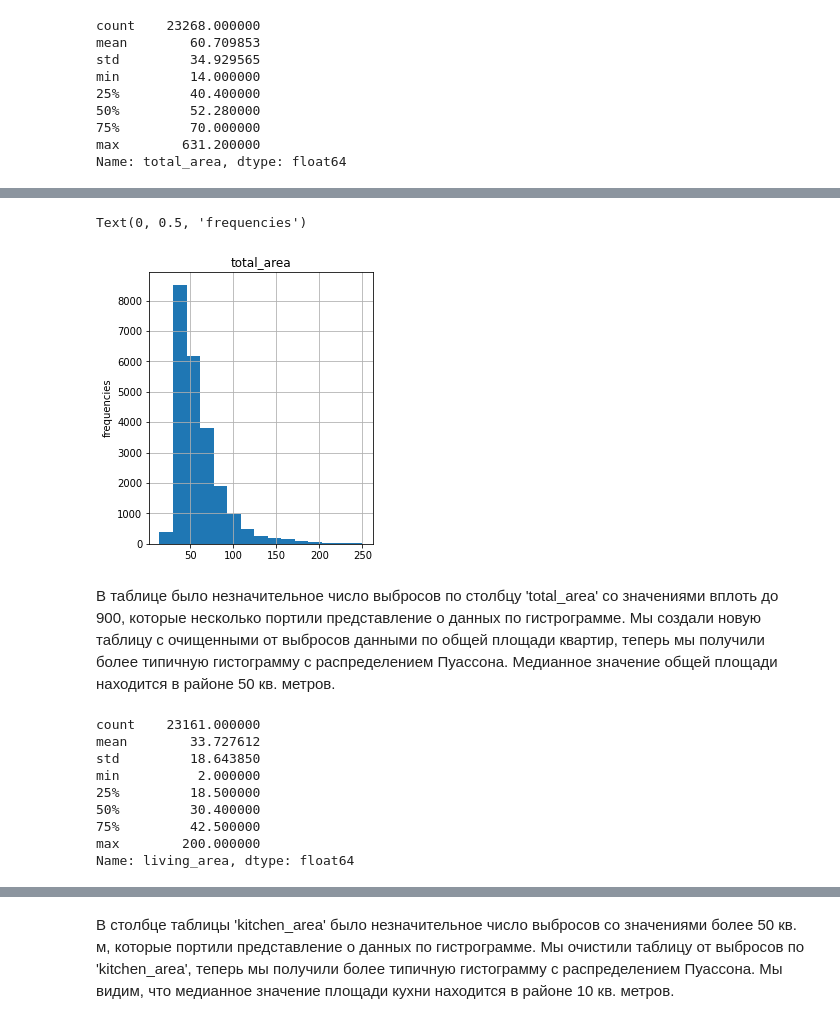
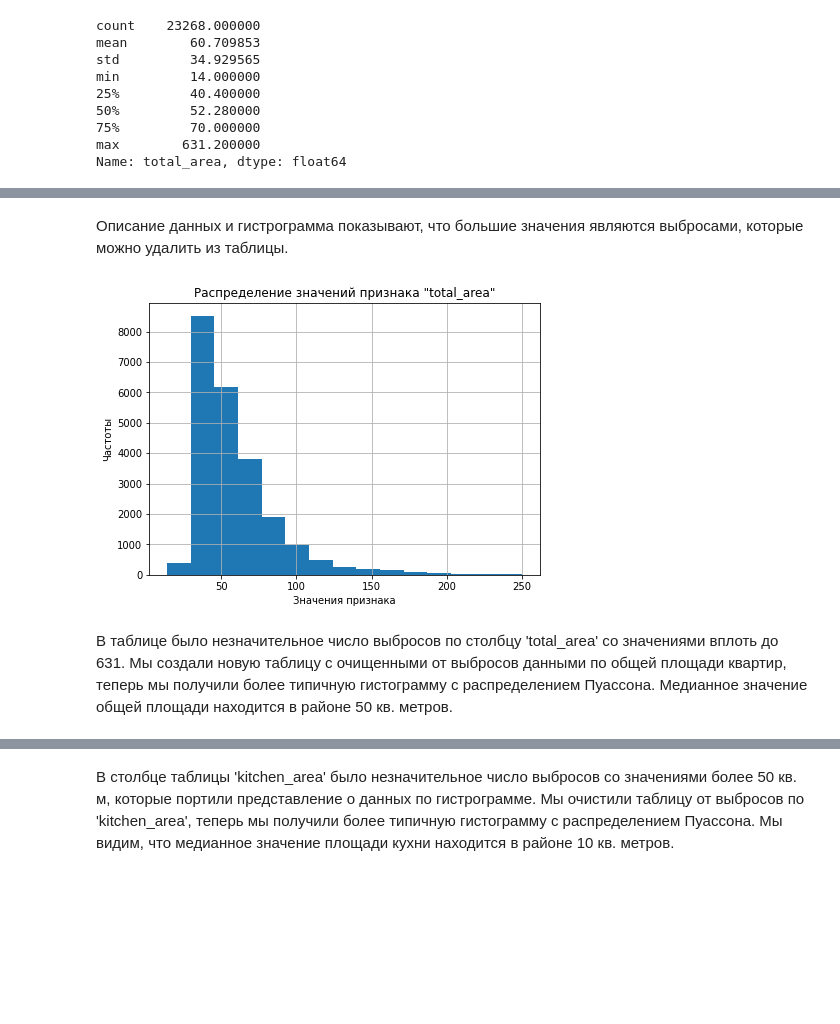
Before and after one commit to EvgeniyKaduk/my_practicum_projects, a Jupyter notebook: 1. Исследование объявлений о продаже квартир/Исследование объявлений о продаже квартир.ipynb, the cells around one changed output, grey strips where cells are left out. Drawn from its saved outputs; the diff is of its cells as text; code cells hidden in the pictures; blank space fills up the shorter version.

```diff
--- a/1. Исследование объявлений о продаже квартир/Исследование объявлений о продаже квартир.ipynb
+++ b/1. Исследование объявлений о продаже квартир/Исследование объявлений о продаже квартир.ipynb
@@ -265 +253,7 @@ data['ponds_around3000'].replace({0: 1}, inplace=True) # данные о том,
+# %%
+# выполняем замены
+data['parks_around3000'].replace({0: 1}, inplace=True)
+data['ponds_around3000'].replace({0: 1}, inplace=True)
+data['parks_around3000'] = data['parks_around3000'].fillna(1)
+data['ponds_around3000'] = data['ponds_around3000'].fillna(1)
 # %%
@@ -333,8 +315,10 @@ dtype: object
 # %% [markdown]
 Есть необходимость перевести строчный формат для столбца 'first_day_exposition' в формат даты и времени. Используем для этого функцию pd.to_datetime и укажем в агрументе formant тот, что соответсвует данным в таблице:
 # %%
-data['first_day_exposition'] = pd.to_datetime(data['first_day_exposition'], format='%Y-%m-%dT%H:%M:%S')
-print(data['first_day_exposition'].dtypes) # проверяем тип данных после изменения, чтобы убедиться что тип поменялся
+data['first_day_exposition'] = pd.to_datetime(data['first_day_exposition'],
+                                              format='%Y-%m-%dT%H:%M:%S')
+# проверяем тип данных после изменения, чтобы убедиться что тип поменялся
+print(data['first_day_exposition'].dtypes)
 # %% [output]
 datetime64[ns]
 # %% [markdown]
@@ -351,3 +330,6 @@ datetime64[ns]
 # %%
-data = data.rename(columns={'cityCenters_nearest': 'city_centers_nearest', 'parks_around3000': 'parks_around_3000', 'ponds_around3000': 'ponds_around_3000'})
+# изменяем названия столбцов
+data = data.rename(columns={'cityCenters_nearest': 'city_centers_nearest',
+                            'parks_around3000': 'parks_around_3000',
+                            'ponds_around3000': 'ponds_around_3000'})
 # %%
@@ -371,11 +354,20 @@ array(['Бокситогорск', 'Волосово', 'Волхов', 'Всев
        'село Русско-Высоцкое', 'село Старая Ладога', 'село Шум', nan],
       dtype=object)
 # %%
-data['locality_name'] = data['locality_name'].str.replace('ё', 'е') #сначала выполним замену ё на е
-data['locality_name'] = data['locality_name'].replace(['поселок городского типа ', 'поселок при железнодорожной станции ',\
-                                                       'поселок станции ', 'коттеджный поселок ', 'городской поселок ', 'садовое товарищество ', 'деревня ',\
-                                                       'село ', 'садоводческое некоммерческое товарищество ', 'поселок ', 'коттеджный поселок '], '', regex=True) # затем уберём обозначения типа населённого пункта, и таким образом удалим оставшиеся дубликаты
-data['locality_name'].sort_values().unique() # снова напечатаем уникальные значения в столбце 'locality_name'
+#выполним замену ё на е
+data['locality_name'] = data['locality_name'].str.replace('ё', 'е')
+# уберём обозначения типа населённого пункта, и таким образом удалим оставшиеся неявные дубликаты
+data['locality_name'] = data['locality_name'].replace(['поселок городского типа ',
+                                                       'поселок при железнодорожной станции ',
+                                                       'поселок станции ', 'коттеджный поселок ',
+                                                       'городской поселок ', 'садовое товарищество ',
+                                                       'деревня ',
+                                                       'село ',
+                                                       'садоводческое некоммерческое товарищество ',
+                                                       'поселок ', 'коттеджный поселок '
+                                                      ], '', regex=True)
+# снова напечатаем уникальные значения в столбце 'locality_name'
+data['locality_name'].sort_values().unique()
 # %% [output]
 array(['Агалатово', 'Александровская', 'Алексеевка', 'Аннино', 'Аро',
        'Барышево', 'Батово', 'Бегуницы', 'Белогорка', 'Белоостров',
@@ -485,22 +516,14 @@ Text(0, 0.5, 'frequencies')
+# %% [markdown]
+Описание данных и гистрограмма показывают, что большие значения являются выбросами, которые можно удалить из таблицы.
 # %%
+# повторно строим гистограмму, отбросив значения выше 250
 good_data = data.query('total_area <= 250')
-good_data['total_area'].hist(bins=15, figsize=(4, 5)) # Повторно строим гистограмму, отбросив значения выше 250
-plt.title('total_area')
-plt.ylabel('frequencies')
+good_data['total_area'].hist(bins=15, figsize=(7, 5))
+plt.title('Распределение значений признака "total_area"')
+plt.ylabel('Частоты')
+plt.xlabel('Значения признака')
+plt.show()
 # %% [output]
-Text(0, 0.5, 'frequencies')
-[figure, old version]
+[figure, new version]
 # %% [markdown]
-В таблице было незначительное число выбросов по столбцу 'total_area' со значениями вплоть до 900, которые несколько портили представление о данных по гистрограмме. Мы создали новую таблицу с очищенными от выбросов данными по общей площади квартир, теперь мы получили более типичную гистограмму с распределением Пуассона. Медианное значение общей площади находится в районе 50 кв. метров.
+В таблице было незначительное число выбросов по столбцу 'total_area' со значениями вплоть до 631. Мы создали новую таблицу с очищенными от выбросов данными по общей площади квартир, теперь мы получили более типичную гистограмму с распределением Пуассона. Медианное значение общей площади находится в районе 50 кв. метров.
-# %%
-good_data['living_area'].describe() # посмотрим описание данных по столбцу с жилой площадью квартирю Мы видим, что 75% квартир имеют жилую площадьт в пределах 42,5 кв. метра
-# %% [output]
-count    23161.000000
-mean        33.727612
-std         18.643850
-min          2.000000
-25%         18.500000
-50%         30.400000
-75%         42.500000
-max        200.000000
-Name: living_area, dtype: float64
```
Also changed, not shown: parts of 179 cells of this notebook.
